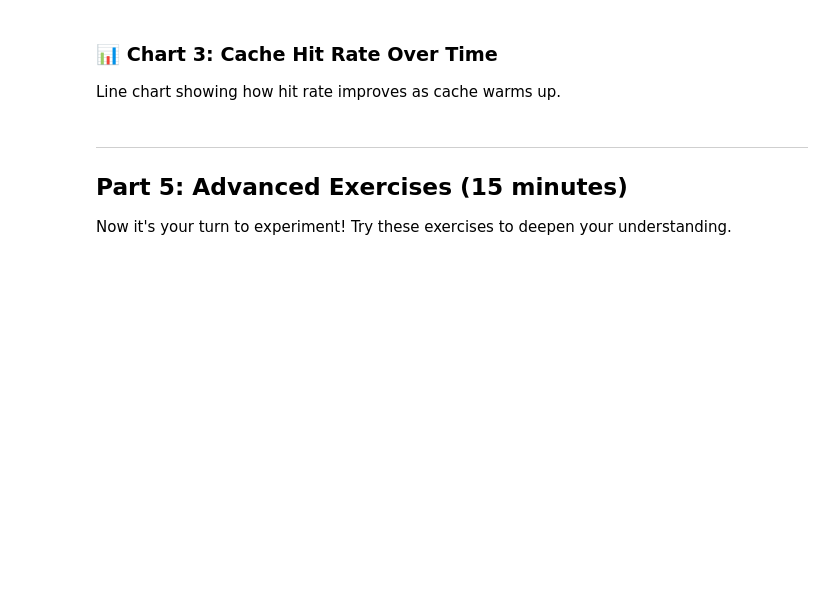
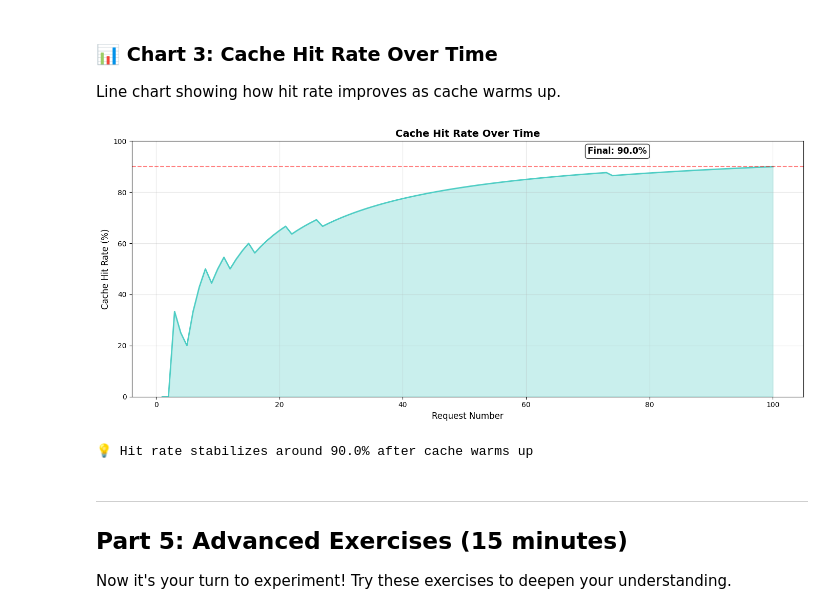
Before and after one commit to tfindelkind-redis/redis-workshops, a Jupyter notebook: workshops/deploy-redis-for-developers-amr/module-08-implement-caching-lab/implement-caching-lab.ipynb, the cells around one changed output. Cells and saved outputs as stored; diff of their text form; code cells hidden in the pictures; blank space fills up the shorter version.

```diff
--- a/workshops/deploy-redis-for-developers-amr/module-08-implement-caching-lab/implement-caching-lab.ipynb
+++ b/workshops/deploy-redis-for-developers-amr/module-08-implement-caching-lab/implement-caching-lab.ipynb
@@ -711,33 +941,37 @@ Line chart showing how hit rate improves as cache warms up.
 # %%
 # Calculate cumulative hit rate
 df['is_hit'] = (df['source'] == 'cache').astype(int)
 df['cumulative_hits'] = df['is_hit'].cumsum()
 df['hit_rate'] = (df['cumulative_hits'] / df['request_num']) * 100
 
 # Create line chart
 plt.figure(figsize=(14, 6))
 
 plt.plot(df['request_num'], df['hit_rate'], linewidth=2, color='#4ecdc4')
 plt.fill_between(df['request_num'], df['hit_rate'], alpha=0.3, color='#4ecdc4')
 
 plt.xlabel('Request Number', fontsize=12)
 plt.ylabel('Cache Hit Rate (%)', fontsize=12)
 plt.title('Cache Hit Rate Over Time', fontsize=14, fontweight='bold')
 plt.grid(True, alpha=0.3)
 plt.ylim(0, 100)
 
 # Add final hit rate annotation
 final_hit_rate = df['hit_rate'].iloc[-1]
 plt.axhline(y=final_hit_rate, color='red', linestyle='--', alpha=0.5)
 plt.text(num_requests * 0.7, final_hit_rate + 5,
          f'Final: {final_hit_rate:.1f}%',
          fontsize=12, fontweight='bold',
          bbox=dict(boxstyle='round', facecolor='white', alpha=0.8))
 
 plt.tight_layout()
 plt.show()
 
-print(f"\n💡 Hit rate stabilizes around {final_hit_rate:.1f}% after cache warms up")
+print(
+    f"\n💡 Hit rate stabilizes around {final_hit_rate:.1f}% after cache warms up")
+# %% [output]
+[figure, added]
+💡 Hit rate stabilizes around 90.0% after cache warms up
 # %% [markdown]
 ---
 ## Part 5: Advanced Exercises (15 minutes)
```
Also changed, not shown: parts of 23 cells of this notebook, 10 other files.
